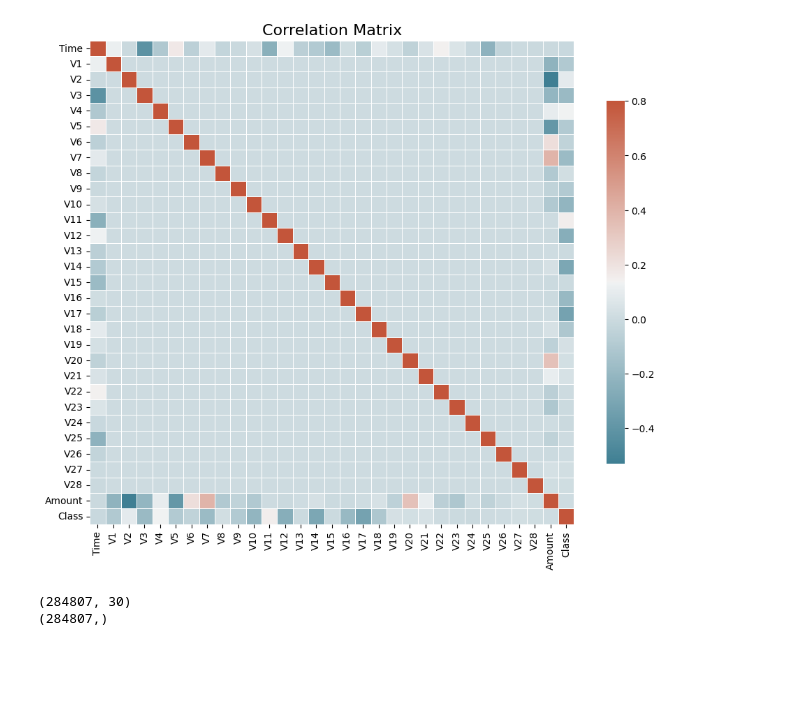
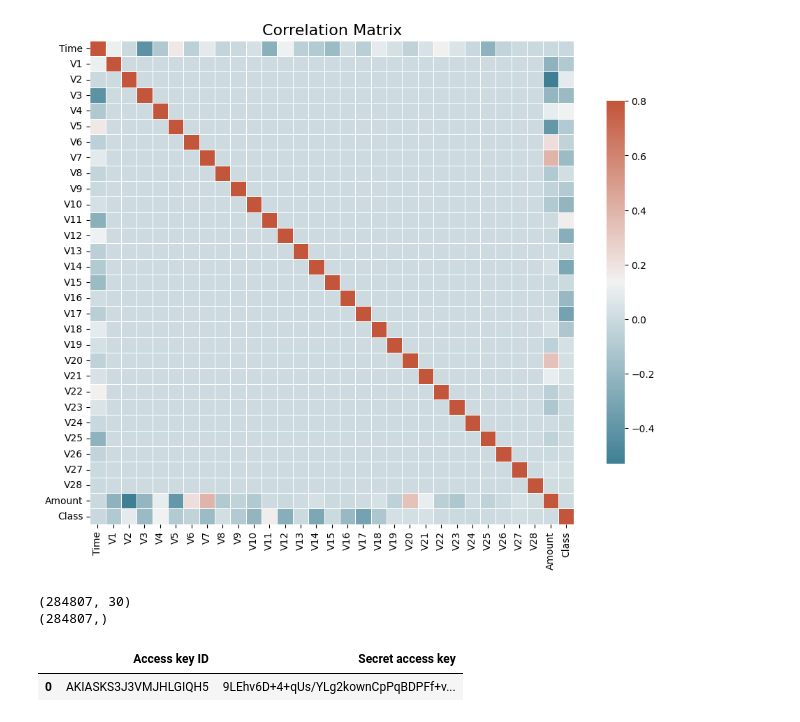
Before and after one commit to Rupesh-132/End-To-End-MLOPs-Credit_Card_Fraud_Detection, a Jupyter notebook: research/credit_card_fraud_detection.ipynb, the cells around one changed output. Saved outputs shown, nothing was run; the diff lists cells and outputs as text; code cells hidden in the pictures; blank space fills up the shorter version.

```diff
--- a/research/credit_card_fraud_detection.ipynb
+++ b/research/credit_card_fraud_detection.ipynb
@@ -278,3 +278,9 @@ rfc = RandomForestClassifier()
 rfc.fit(X_train,Y_train)
 # predictions
 y_pred = rfc.predict(X_test)
+# %%
+df = pd.read_csv("Credit-card-fraud-detection-MLOPs_accessKeys.csv")
+df
+# %% [output]
+|  | Access key ID | Secret access key |
+| 0 | AKIASKS3J3VMJHLGIQH5 | 9LEhv6D+4+qUs/YLg2kownCpPqBDPFf+v... |
```
Also changed, not shown: 7 other files.
